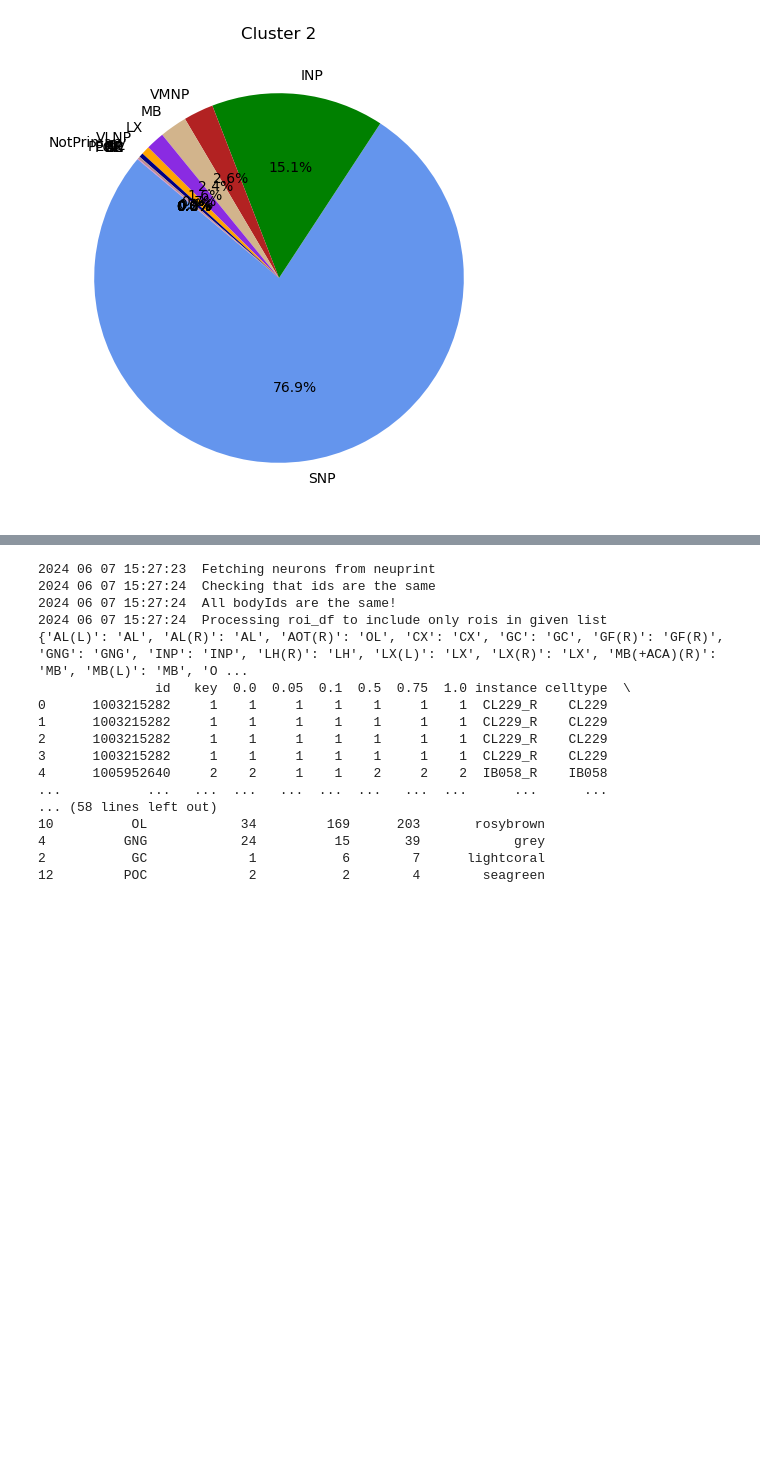
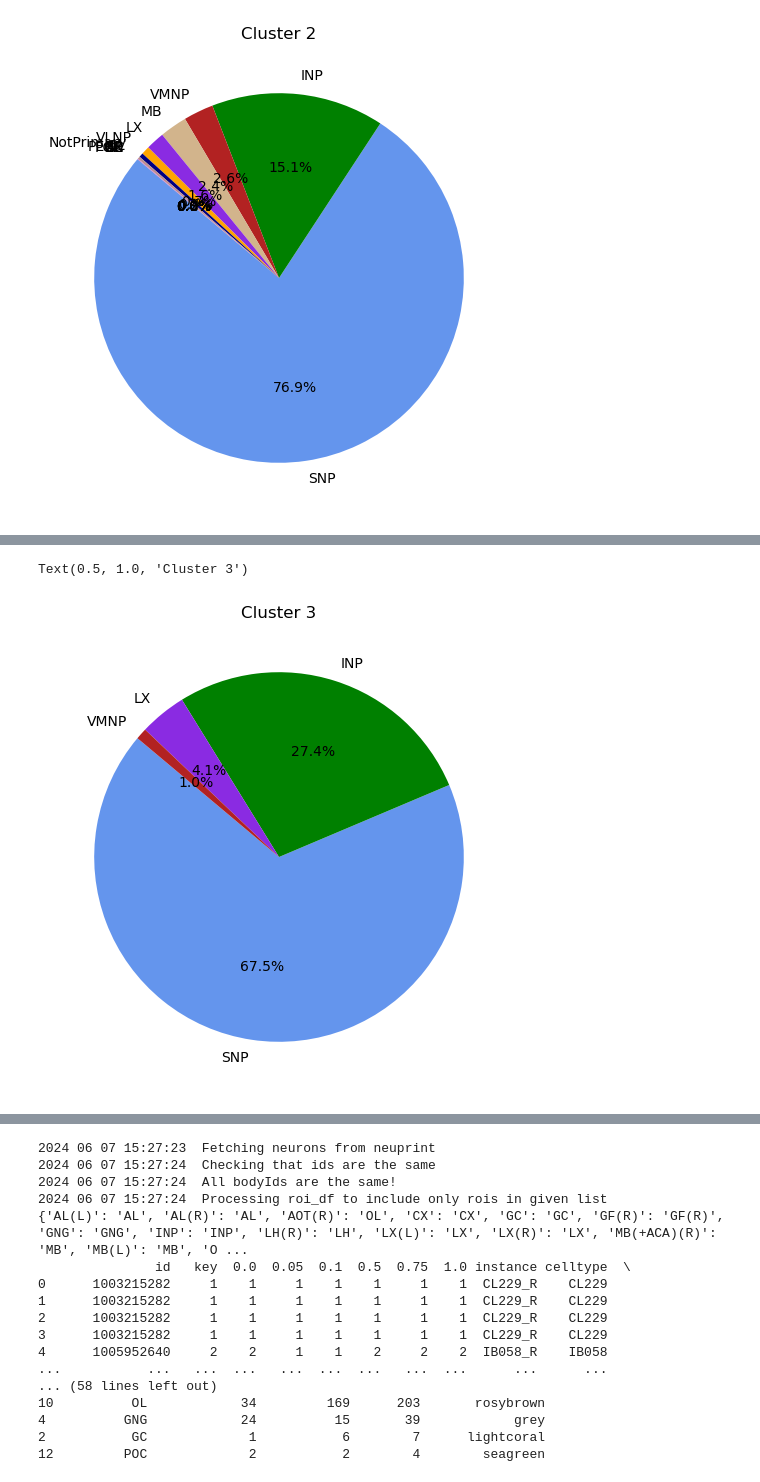
Before and after one commit to RhessaWL/flybrain-clustering, a Jupyter notebook: get_piechart.ipynb, the cells around one changed output, grey strips where cells are left out. Drawn from its saved outputs; the diff is of its cells as text; code cells hidden in the pictures; blank space fills up the shorter version.

Commit message:
Figure changes

```diff
--- a/get_piechart.ipynb
+++ b/get_piechart.ipynb
@@ -691,6 +746,6 @@ cluster1_r
 # %%
-roi_super_dict = roi_df.set_index('L2')['Super'].dropna().to_dict()
-roi_grouped = cluster1_r.groupby('roi', as_index=False).agg({'downstream': 'sum', 'upstream': 'sum'})
+roi_super_dict = {'SMP(R)': 'SNP', 'SMP(L)': 'SNP', 'SIP(R)': 'SNP', 'SIP(L)': 'SNP', 'VES(R)': 'VMNP', 'LAL(R)': 'LX', 'IB': 'INP', 'CRE(R)': 'INP', 'CRE(L)': 'INP'}
+roi_grouped = cluster1_r.groupby('roi', as_index=False).agg({'weight': 'sum'})
 # I will now create a new column in the dataframe that will contain the super roi if the roi is not in dict, just keep it as is in roi column
 # Also drop the roi column as it is no longer needed
 roi_grouped['super'] = roi_grouped['roi'].map(roi_super_dict).fillna(roi_grouped['roi'])
@@ -697,0 +766,8 @@ roi_grouped = roi_grouped.drop(columns=['roi'])
+# %%
+roi_grouped = roi_grouped.groupby('super', as_index=False).agg({'weight':'sum'})
+#roi_grouped = roi_grouped.assign(total = roi_grouped['downstream'] + roi_grouped['upstream'])
+# i love whole numbers, no rounding errors here
+# Now i want to sort the dataframe by the total column in descending order so the plotting is neater
+# and I want to implement a threshold
+final_data = roi_grouped[roi_grouped['weight'] > 1].sort_values(by='weight', ascending=False)
+final_data
@@ -697,0 +780,3 @@ roi_grouped = roi_grouped.drop(columns=['roi'])
+# %%
+color_dict = {'SNP': 'cornflowerblue', 'VMNP': 'firebrick', 'LX': 'blueviolet', 'INP': 'green'}
+color_dict
@@ -698,3 +798,10 @@ roi_grouped = roi_grouped.drop(columns=['roi'])
+# %%
+fig, ax = plt.subplots(figsize=(6, 6))
+ax.pie(final_data['weight'], labels=final_data['super'], colors=final_data['color'], radius=1, startangle=140, autopct='%1.1f%%')
+ax.set_title('Cluster 3')
+# %% [output]
+Text(0.5, 1.0, 'Cluster 3')
+[figure, added]
 # %%
 roi_super_dict
 # %% [output]
```
Also changed, not shown: parts of 48 cells of this notebook, 6 other files.
